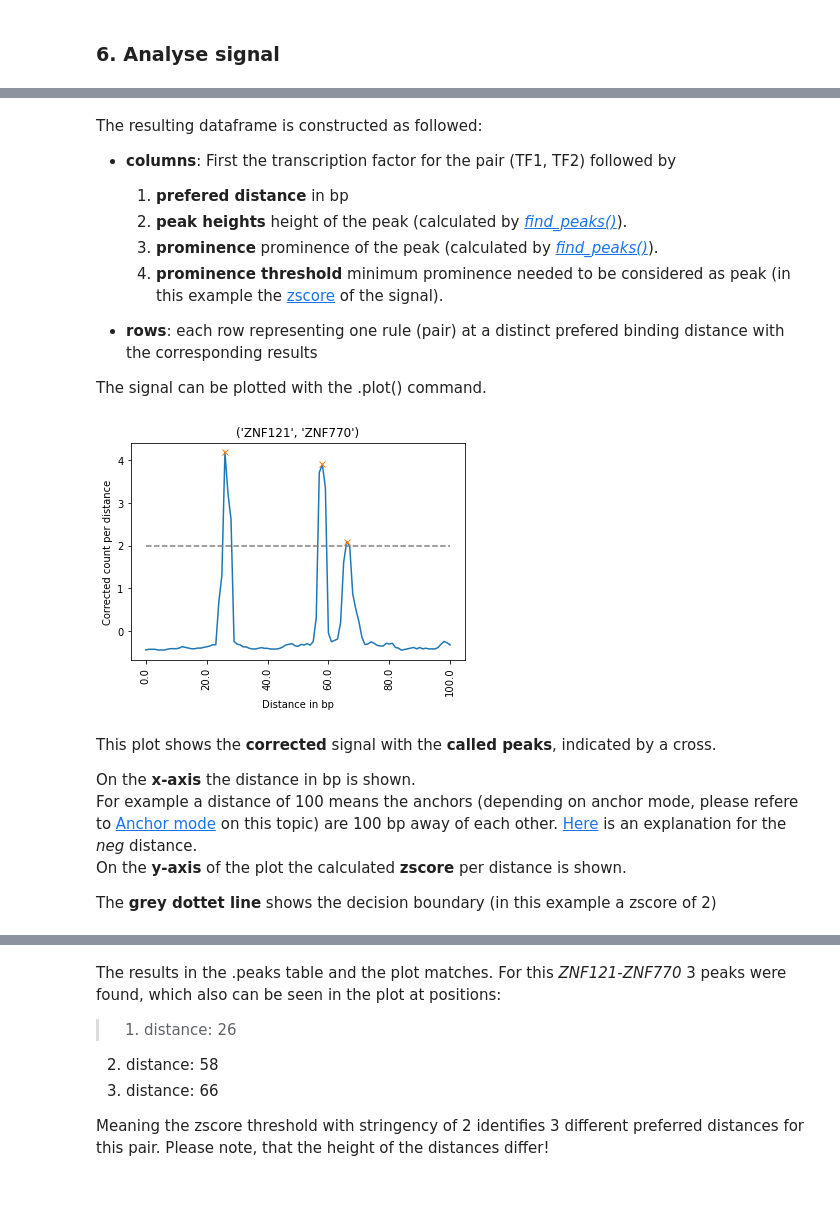
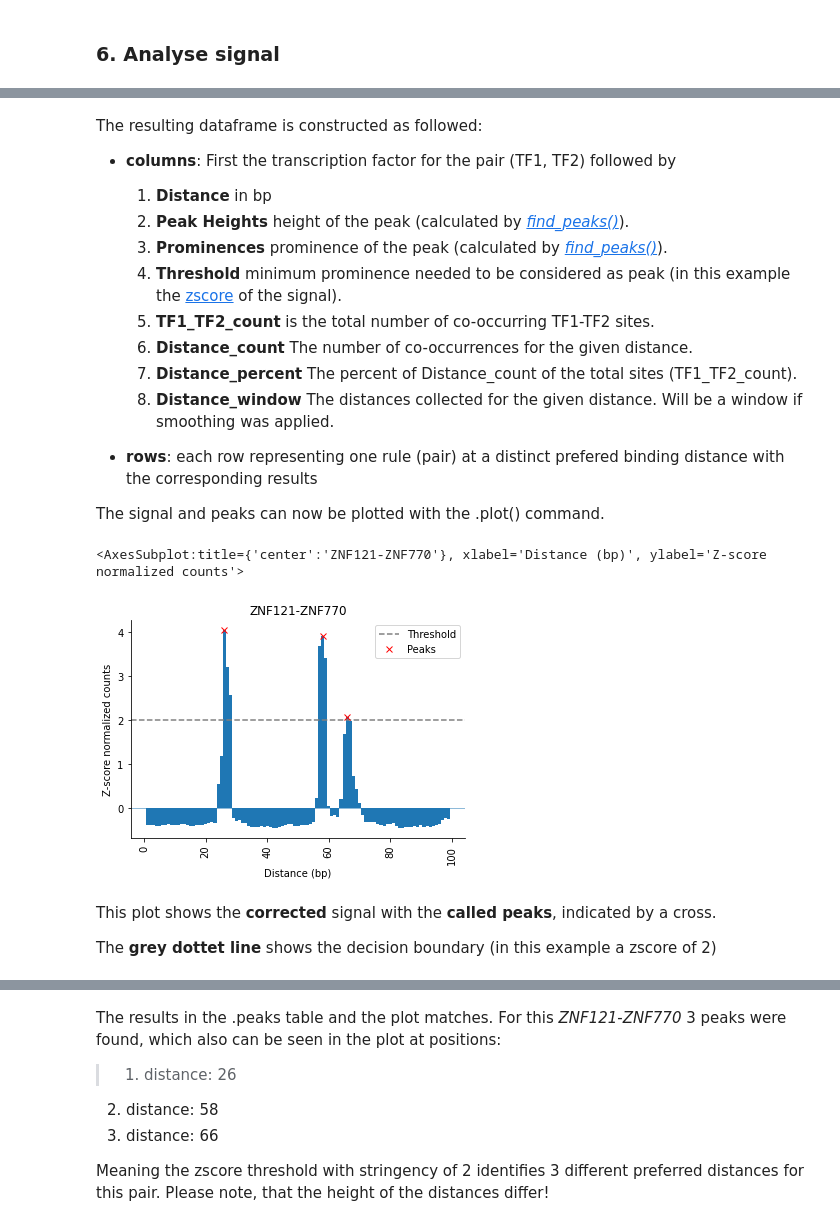
Before and after one commit to loosolab/TF-COMB, a Jupyter notebook: examples/Distance_analysis.ipynb, the cells around one changed output, grey strips where cells are left out. Cells and saved outputs as stored; diff of their text form; code cells hidden in the pictures; blank space fills up the shorter version.

```diff
--- a/examples/Distance_analysis.ipynb
+++ b/examples/Distance_analysis.ipynb
@@ -406,25 +356,27 @@ INFO: Done analyzing signal. Results are found in .peaks
 # %% [markdown]
 The resulting dataframe is constructed as followed:
 - __columns__: First the transcription factor for the pair (TF1, TF2) followed by
-    1. __prefered distance__ in bp
-    2. __peak heights__ height of the peak (calculated by [_find_peaks()_](https://docs.scipy.org/doc/scipy/reference/generated/scipy.signal.find_peaks.html)).
-    3. __prominence__ prominence of the peak (calculated by [_find_peaks()_](https://docs.scipy.org/doc/scipy/reference/generated/scipy.signal.find_peaks.html)).
-    4. __prominence threshold__ minimum prominence needed to be considered as peak (in this example the [zscore](#5.B.-Zscore) of the signal).
+    1. __Distance__ in bp
+    2. __Peak Heights__ height of the peak (calculated by [_find_peaks()_](https://docs.scipy.org/doc/scipy/reference/generated/scipy.signal.find_peaks.html)).
+    3. __Prominences__ prominence of the peak (calculated by [_find_peaks()_](https://docs.scipy.org/doc/scipy/reference/generated/scipy.signal.find_peaks.html)).
+    4. __Threshold__ minimum prominence needed to be considered as peak (in this example the [zscore](#5.B.-Zscore) of the signal).
+    5. __TF1_TF2_count__ is the total number of co-occurring TF1-TF2 sites.
+    6. __Distance_count__ The number of co-occurrences for the given distance.
+    7. __Distance_percent__ The percent of Distance_count of the total sites (TF1_TF2_count).
+    8. __Distance_window__ The distances collected for the given distance. Will be a window if smoothing was applied.
 
 
 - __rows__: each row representing one rule (pair) at a distinct prefered binding distance with the corresponding results
 
-The signal can be plotted with the .plot() command.
+The signal and peaks can now be plotted with the .plot() command.
 # %%
-selection.distObj.plot(("ZNF121", "ZNF770"), method="signal")
+selection.distObj.plot(("ZNF121", "ZNF770"))
 # %% [output]
+<AxesSubplot:title={'center':'ZNF121-ZNF770'}, xlabel='Distance (bp)', ylabel='Z-score normalized counts'>
-[figure, old version]
+[figure, new version]
 # %% [markdown]
 This plot shows the __corrected__ signal with the __called peaks__, indicated by a cross.
 
-On the __x-axis__ the distance in bp is shown. \
-For example a distance of 100 means the anchors (depending on anchor mode, please refere to [Anchor mode](#Anchor-mode) on this topic) are 100 bp away of each other. [Here](#negative-distances) is an explanation for the _neg_ distance.\
-On the __y-axis__ of the plot the calculated __zscore__ per distance is shown.
 
 The __grey dottet line__ shows the decision boundary (in this example a zscore of 2)
 # %%
```
Also changed, not shown: parts of 65 cells of this notebook, 20 other files.
